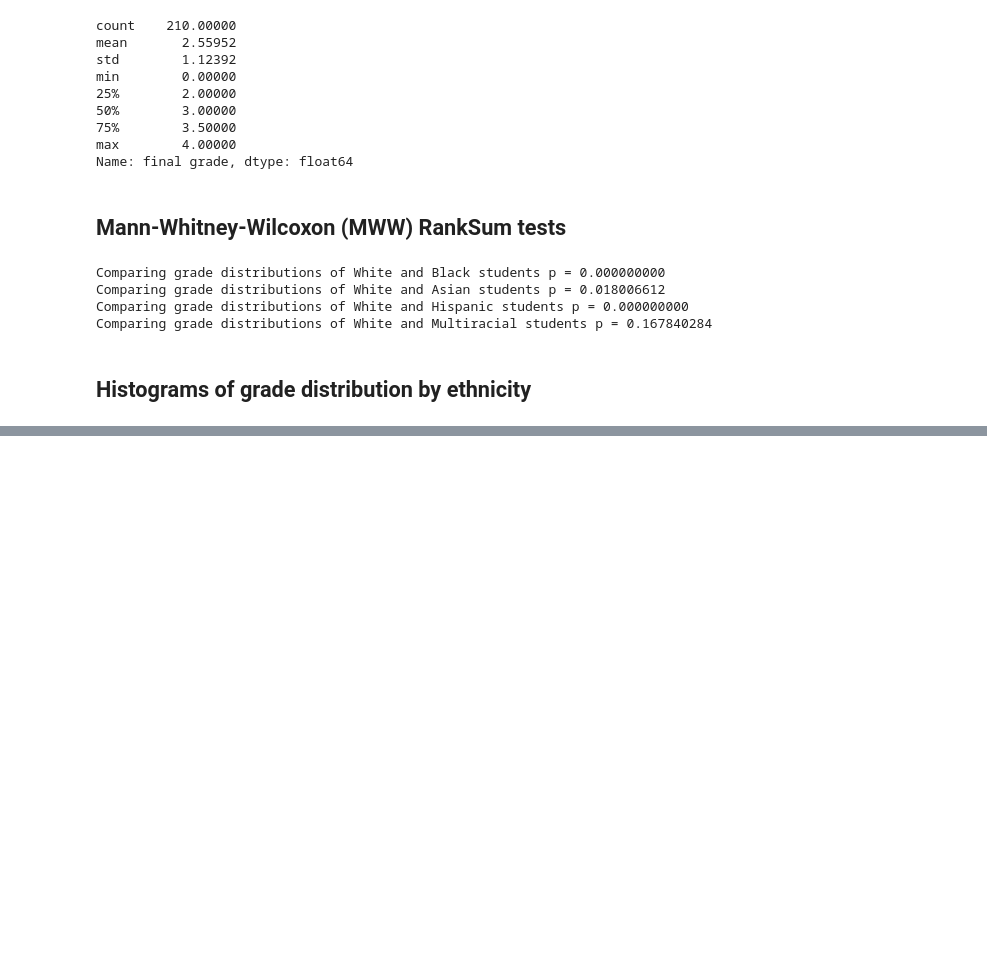
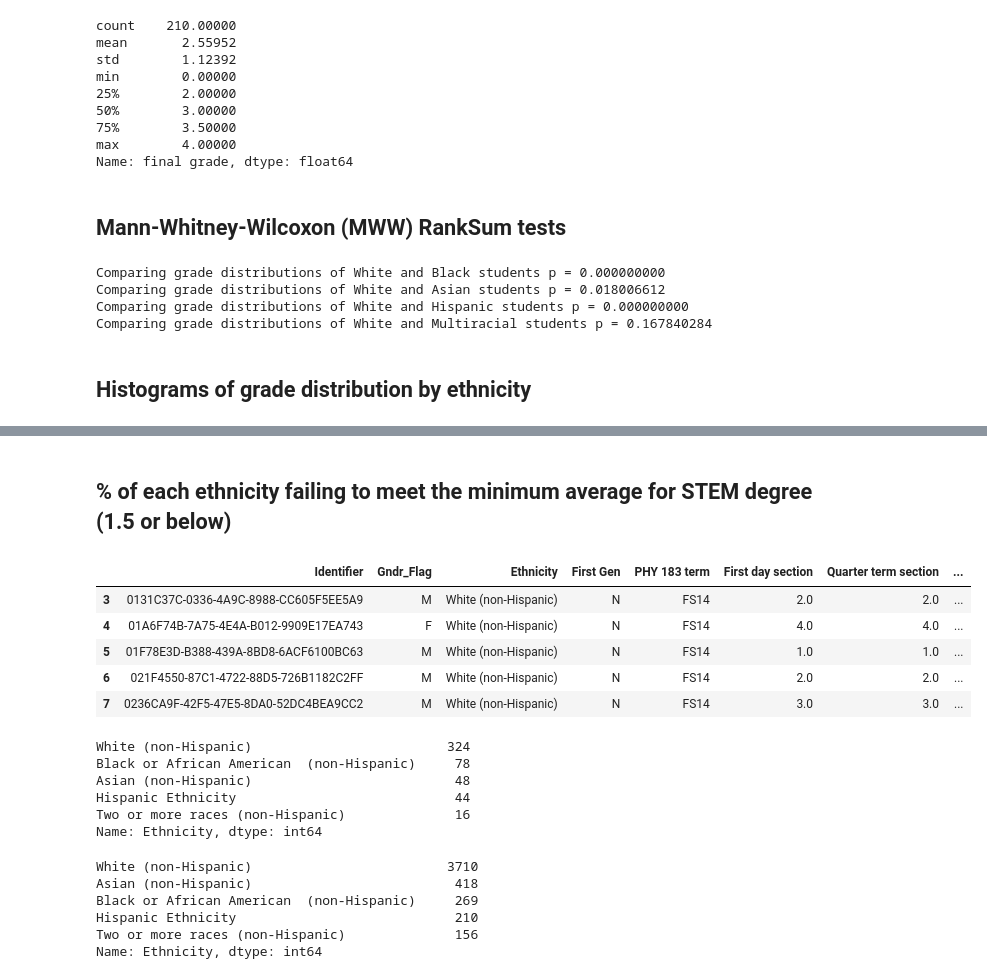
Before and after one commit to anair3007/gradeComparison, a Jupyter notebook: gradeComparison.ipynb, the cells around one changed output, grey strips where cells are left out. Saved outputs shown, nothing was run; the diff lists cells and outputs as text; code cells hidden in the pictures; blank space fills up the shorter version.

```diff
--- a/gradeComparison.ipynb
+++ b/gradeComparison.ipynb
@@ -200,0 +201,34 @@ array([[<matplotlib.axes._subplots.AxesSubplot object at 0x...>,
+# %% [markdown]
+## % of each ethnicity failing to meet the minimum average for STEM degree (1.5 or below)
+# %%
+colors = ["red", "orange", "blue", "green", "violet"]
+
+underMinimum = receivedGrade.loc[ receivedGrade["final grade"] <= 1.5 ].copy()
+aboveMinimum = receivedGrade.loc[ receivedGrade["final grade"] >= 2.0 ].copy()
+threeAndAbove = receivedGrade.loc[ receivedGrade["final grade"] >= 3.0 ].copy()
+aboveMinimum.head()
+# %% [output]
+|  | Identifier | Gndr_Flag | Ethnicity | First Gen | PHY 183 term | First day section | Quarter term section | ... |
+| 3 | 0131C37C-0336-4A9C-8988-CC605F5EE5A9 | M | White (non-Hispanic) | N | FS14 | 2.0 | 2.0 | ... |
+| 4 | 01A6F74B-7A75-4E4A-B012-9909E17EA743 | F | White (non-Hispanic) | N | FS14 | 4.0 | 4.0 | ... |
+| 5 | 01F78E3D-B388-439A-8BD8-6ACF6100BC63 | M | White (non-Hispanic) | N | FS14 | 1.0 | 1.0 | ... |
+| 6 | 021F4550-87C1-4722-88D5-726B1182C2FF | M | White (non-Hispanic) | N | FS14 | 2.0 | 2.0 | ... |
+| 7 | 0236CA9F-42F5-47E5-8DA0-52DC4BEA9CC2 | M | White (non-Hispanic) | N | FS14 | 3.0 | 3.0 | ... |
+# %%
+underMinimum["Ethnicity"].value_counts()
+# %% [output]
+White (non-Hispanic)                         324
+Black or African American  (non-Hispanic)     78
+Asian (non-Hispanic)                          48
+Hispanic Ethnicity                            44
+Two or more races (non-Hispanic)              16
+Name: Ethnicity, dtype: int64
+# %%
+receivedGrade["Ethnicity"].value_counts()
+# %% [output]
+White (non-Hispanic)                         3710
+Asian (non-Hispanic)                          418
+Black or African American  (non-Hispanic)     269
+Hispanic Ethnicity                            210
+Two or more races (non-Hispanic)              156
+Name: Ethnicity, dtype: int64
```
Also changed, not shown: parts of 5 cells of this notebook.
